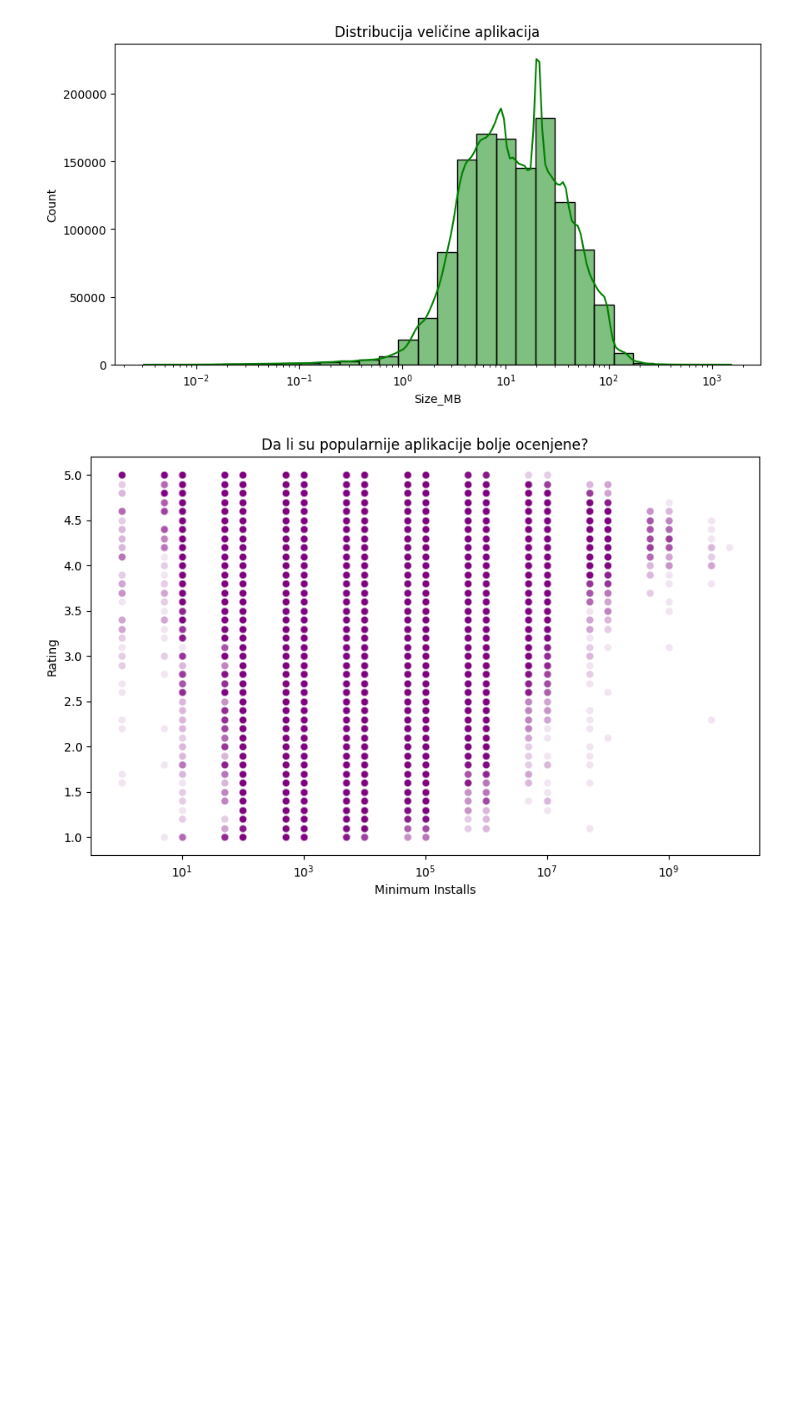
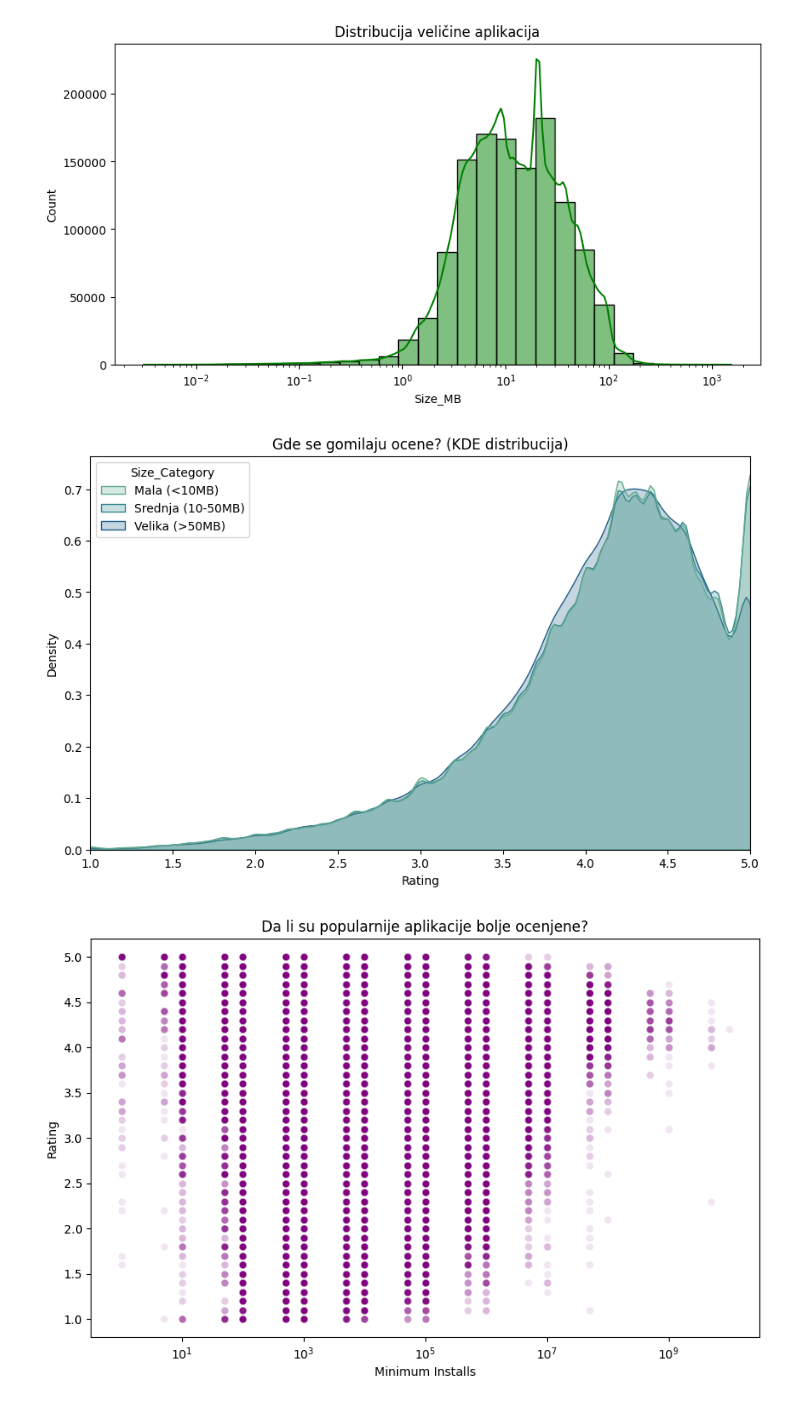
Before and after one commit to LukaSavkov/siap-projekcija-uspesnosti-mobilne-app, a Jupyter notebook: prva_kontrolna_tacka.ipynb, the cells around one changed output. Drawn from its saved outputs; the diff is of its cells as text; code cells hidden in the pictures; blank space fills up the shorter version.

```diff
--- a/prva_kontrolna_tacka.ipynb
+++ b/prva_kontrolna_tacka.ipynb
@@ -131,6 +131,25 @@ plt.xlabel('Size_MB')
 plt.show()
 # %% [output]
 [figure]
+# %%
+def kategorisi_velicinu(size):
+    if size < 10: return 'Mala (<10MB)'
+    elif size < 50: return 'Srednja (10-50MB)'
+    else: return 'Velika (>50MB)'
+
+df['Size_Category'] = df['Size_MB'].apply(kategorisi_velicinu)
+
+plt.figure(figsize=(10, 6))
+
+sns.kdeplot(data=df, x='Rating', hue='Size_Category', fill=True, palette='crest', common_norm=False)
+
+plt.title('Gde se gomilaju ocene? (KDE distribucija)')
+plt.xlim(1, 5)
+plt.show()
+
+df.drop(columns=['Size_Category'], inplace=True)
+# %% [output]
+[figure, added]
 # %%
 plt.figure(figsize=(10, 6))
 
```
Also changed, not shown: parts of 2 cells of this notebook.
